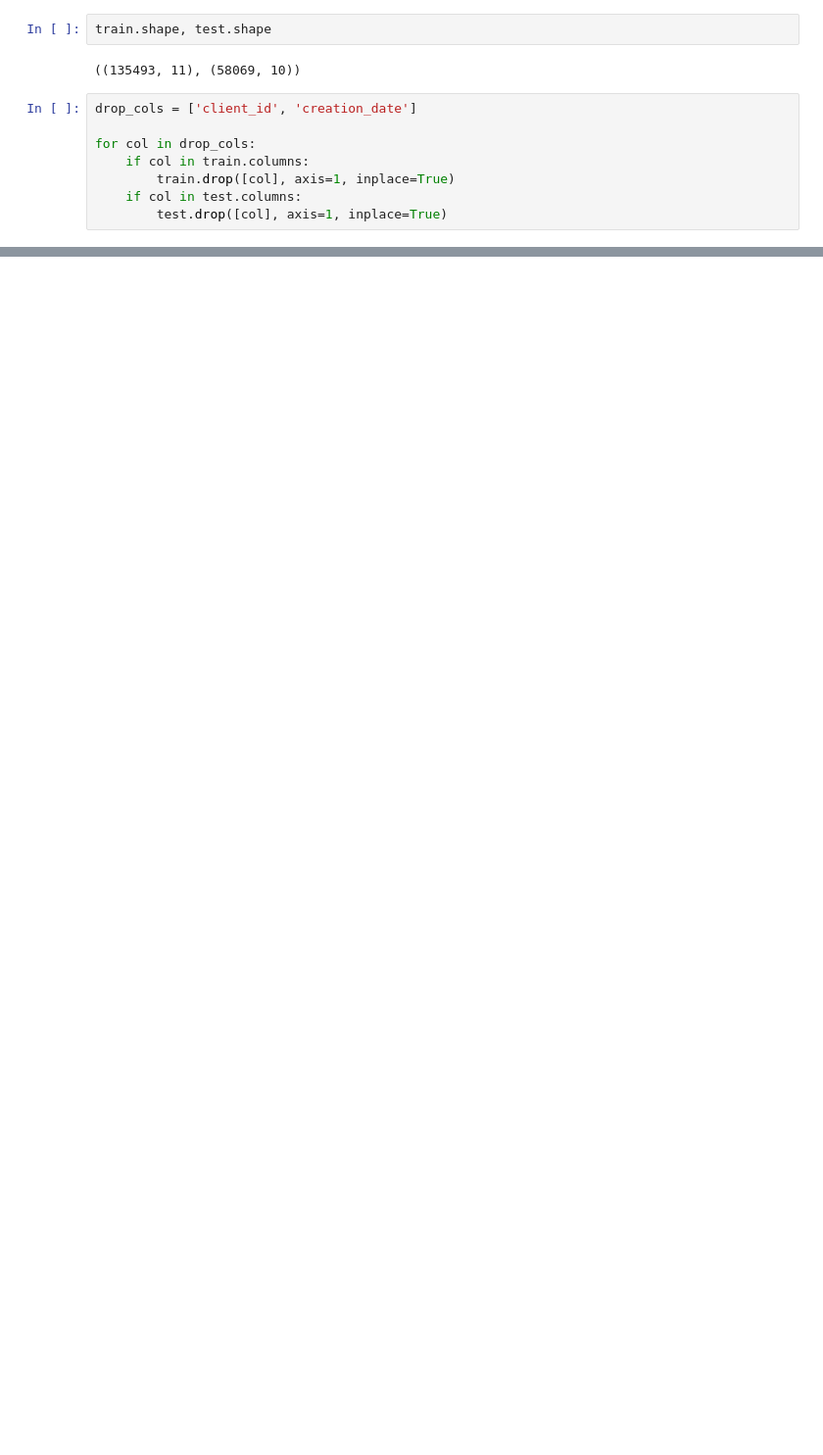
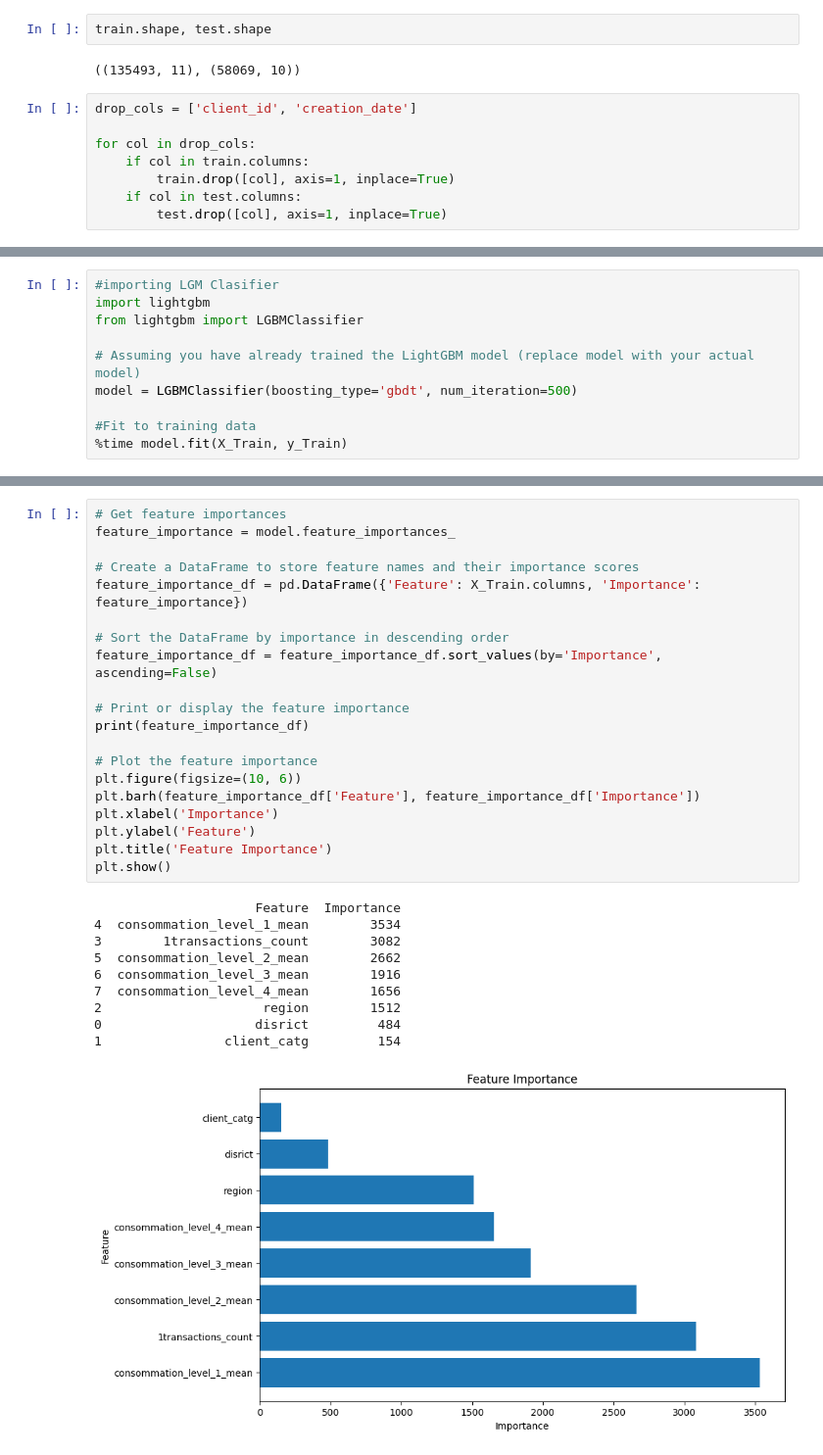
Before and after one commit to GerhardtB/FraudDetectionTunisia, a Jupyter notebook: FraudDetection_Jan23.ipynb, the cells around one changed output, grey strips where cells are left out. Shown at 98% size. Cells and saved outputs as stored; diff of their text form; blank space fills up the shorter version.

```diff
--- a/FraudDetection_Jan23.ipynb
+++ b/FraudDetection_Jan23.ipynb
@@ -264,0 +320,10 @@ Will be using LightGBM gradient -- gradient boosting algorithm
+# %%
+#importing LGM Clasifier
+import lightgbm
+from lightgbm import LGBMClassifier
+
+# Assuming you have already trained the LightGBM model (replace model with your actual model)
+model = LGBMClassifier(boosting_type='gbdt', num_iteration=500)
+
+#Fit to training data
+%time model.fit(X_Train, y_Train)
@@ -264,0 +334,31 @@ Will be using LightGBM gradient -- gradient boosting algorithm
+# %%
+# Get feature importances
+feature_importance = model.feature_importances_
+
+# Create a DataFrame to store feature names and their importance scores
+feature_importance_df = pd.DataFrame({'Feature': X_Train.columns, 'Importance': feature_importance})
+
+# Sort the DataFrame by importance in descending order
+feature_importance_df = feature_importance_df.sort_values(by='Importance', ascending=False)
+
+# Print or display the feature importance
+print(feature_importance_df)
+
+# Plot the feature importance
+plt.figure(figsize=(10, 6))
+plt.barh(feature_importance_df['Feature'], feature_importance_df['Importance'])
+plt.xlabel('Importance')
+plt.ylabel('Feature')
+plt.title('Feature Importance')
+plt.show()
+# %% [output]
+                     Feature  Importance
+4  consommation_level_1_mean        3534
+3        1transactions_count        3082
+5  consommation_level_2_mean        2662
+6  consommation_level_3_mean        1916
+7  consommation_level_4_mean        1656
+2                     region        1512
+0                    disrict         484
+1                client_catg         154
+[figure, added]
```
Also changed, not shown: parts of 45 cells of this notebook.
